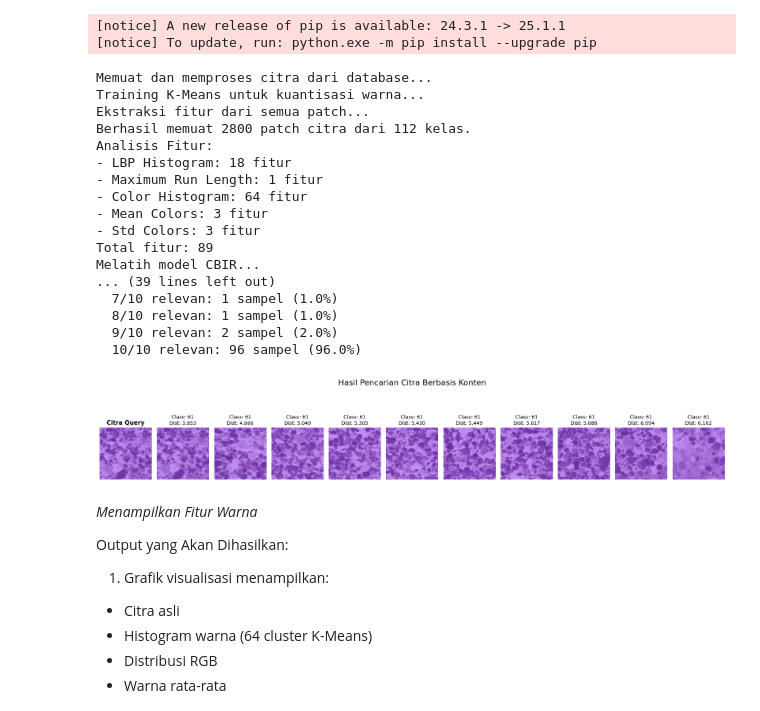
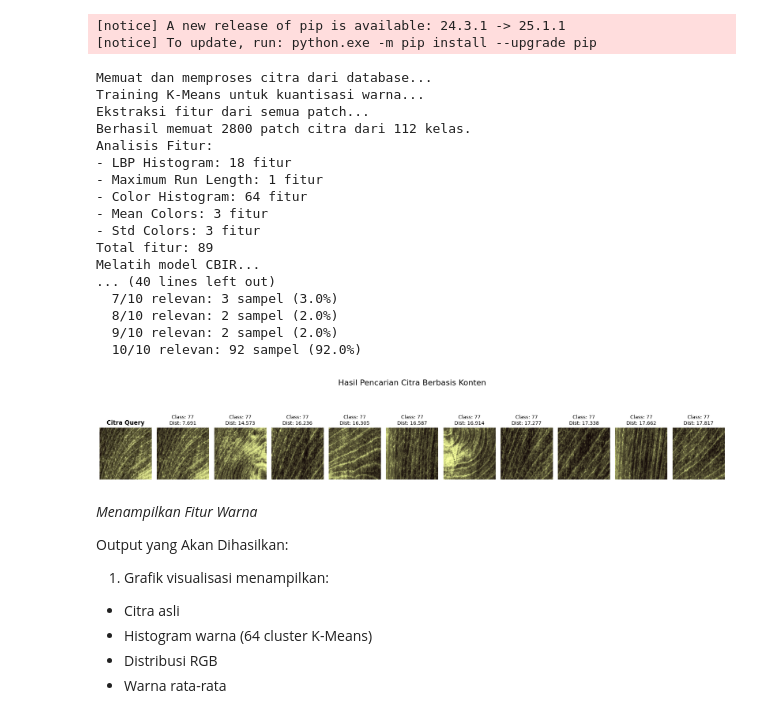
Before and after one commit to FAISALAKBARr/local-binary-pattern-maximum-run-length-dan-fitur-warna, a Jupyter notebook: lbp2.ipynb, the cells around one changed output. Cells and saved outputs as stored; diff of their text form; code cells hidden in the pictures.

Commit message:
Update query_patch_lbp2.jpg with new image data

```diff
--- a/lbp2.ipynb
+++ b/lbp2.ipynb
@@ -473,7 +473,7 @@ class CBIRSystem:
         print(f"- Std Colors: {std_color_size} fitur")
         print(f"Total fitur: {len(feature_means)}")
 
-# Contoh penggunaan yang diperbaiki
+# Contoh penggunaan
 if __name__ == "__main__":
     # Inisialisasi sistem dengan parameter yang lebih baik
     database_path = "./Colored_Brodatz"
@@ -499,39 +499,39 @@ if __name__ == "__main__":
     cbir.simple_evaluation(k=10)
 
     # Contoh pencarian
-    query_path = "./Colored_Brodatz/D54_COLORED.tif"
+    query_path = "./Colored_Brodatz/D69_COLORED.tif"
     if os.path.exists(query_path):
         # Buat patch query (ambil patch tengah)
         query_img = cv2.imread(query_path)
         if query_img is not None:
             query_img = cv2.resize(query_img, (640, 640))
             # Ambil patch tengah (2,2)
             patch = query_img[256:384, 256:384]  # Patch tengah dari grid 5x5
             cv2.imwrite("query_patch_lbp2.jpg", patch)
 
             results = cbir.query_image("query_patch_lbp2.jpg", k=10)
             cbir.visualize_results("query_patch_lbp2.jpg", results)
     else:
         print(f"Citra query {query_path} tidak ditemukan")
 # %% [output]
 Memuat dan memproses citra dari database...
 Training K-Means untuk kuantisasi warna...
 Ekstraksi fitur dari semua patch...
 Berhasil memuat 2800 patch citra dari 112 kelas.
 Analisis Fitur:
 - LBP Histogram: 18 fitur
 - Maximum Run Length: 1 fitur
 - Color Histogram: 64 fitur
 - Mean Colors: 3 fitur
 - Std Colors: 3 fitur
 Total fitur: 89
 Melatih model CBIR...
-... (39 lines left out)
-  7/10 relevan: 1 sampel (1.0%)
-  8/10 relevan: 1 sampel (1.0%)
+... (40 lines left out)
+  7/10 relevan: 3 sampel (3.0%)
+  8/10 relevan: 2 sampel (2.0%)
   9/10 relevan: 2 sampel (2.0%)
-  10/10 relevan: 96 sampel (96.0%)
+  10/10 relevan: 92 sampel (92.0%)
-[figure, old version]
+[figure, new version]
 # %% [markdown]
 *Menampilkan Fitur Warna*
 
```
Also changed, not shown: parts of 2 cells of this notebook, 5 other files.
